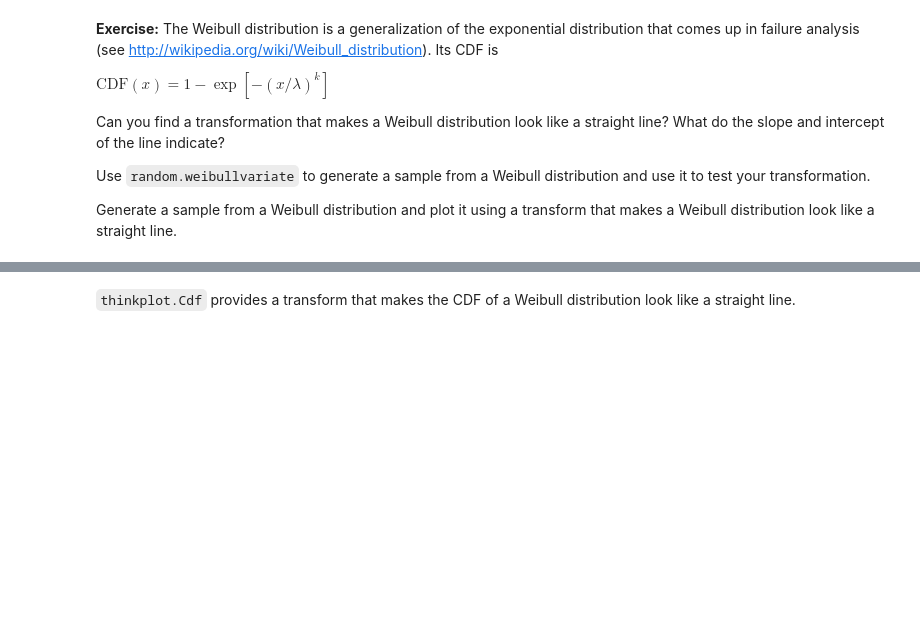
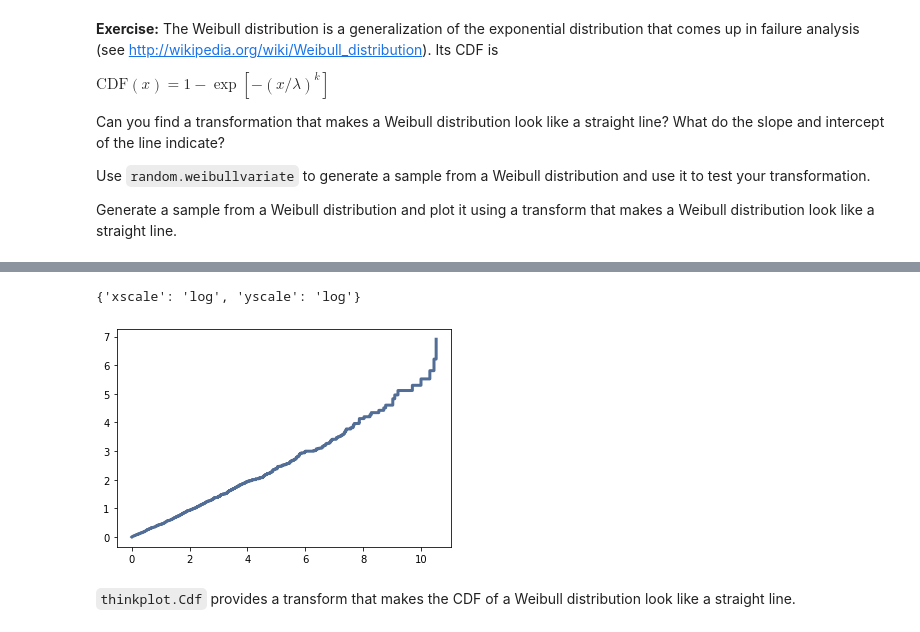
Before and after one commit to duukv/ThinkStats2, a Jupyter notebook: code/chap05ex.ipynb, the cells around one changed output, grey strips where cells are left out. Drawn from its saved outputs; the diff is of its cells as text; code cells hidden in the pictures; blank space fills up the shorter version.

```diff
--- a/code/chap05ex.ipynb
+++ b/code/chap05ex.ipynb
@@ -472,3 +510,17 @@ Generate a sample from a Weibull distribution and plot it using a transform that
+# %%
+def weibull_cdf_transform(sample):
+    cdf = thinkstats2.Cdf(sample)
+    cdf.ps = np.delete(cdf.ps,-1)
+    cdf.xs = np.delete(cdf.xs,-1)
+    cdf.ps = np.asarray([-math.log(1.0-p) for p in cdf.ps])
+    return cdf
+# %%
+sample = [random.weibullvariate(2, 1) for _ in range(1000)]
+t_cdf = weibull_cdf_transform(sample)
+thinkplot.Cdf(t_cdf, yscale='log', xscale='log')
+# %% [output]
+{'xscale': 'log', 'yscale': 'log'}
+[figure, added]
 # %% [markdown]
 `thinkplot.Cdf` provides a transform that makes the CDF of a Weibull distribution look like a straight line.
 # %%
```
Also changed, not shown: parts of 23 cells of this notebook.
